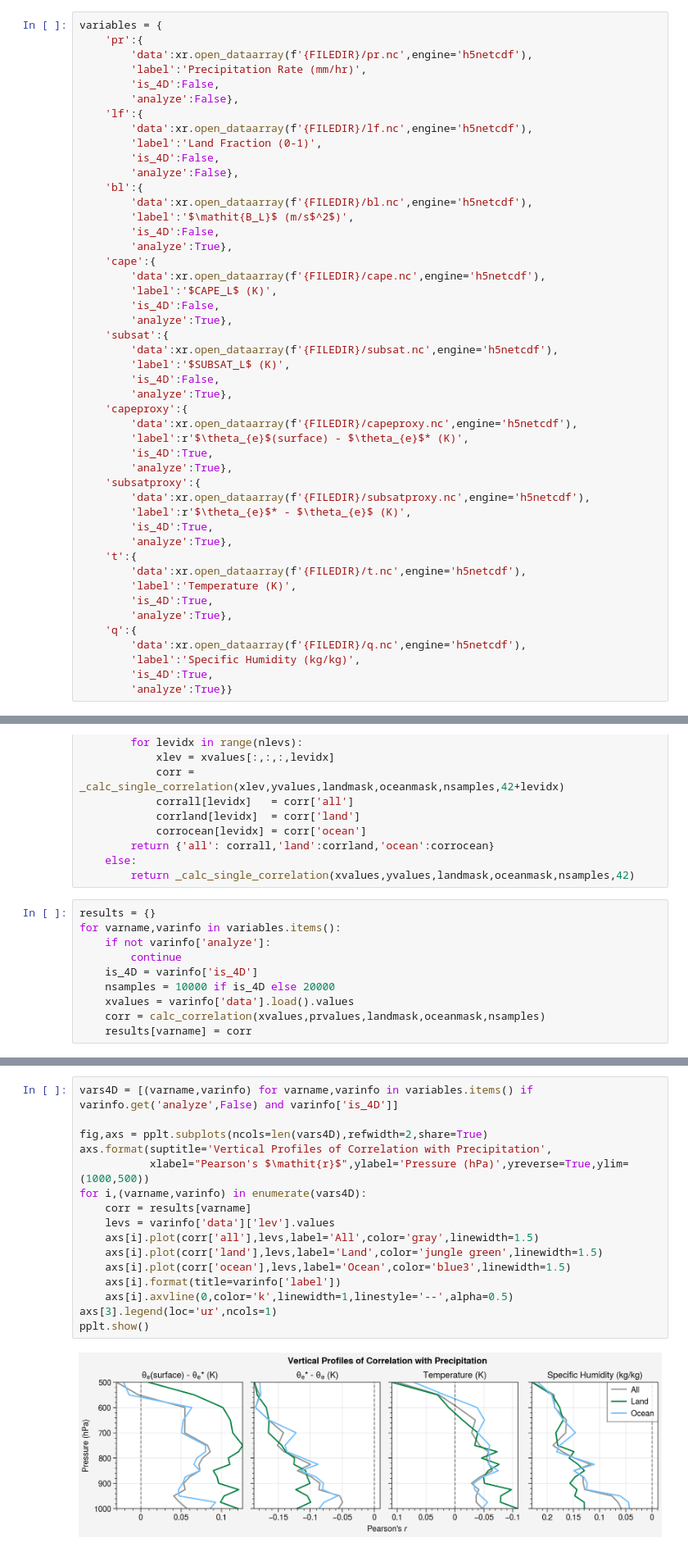
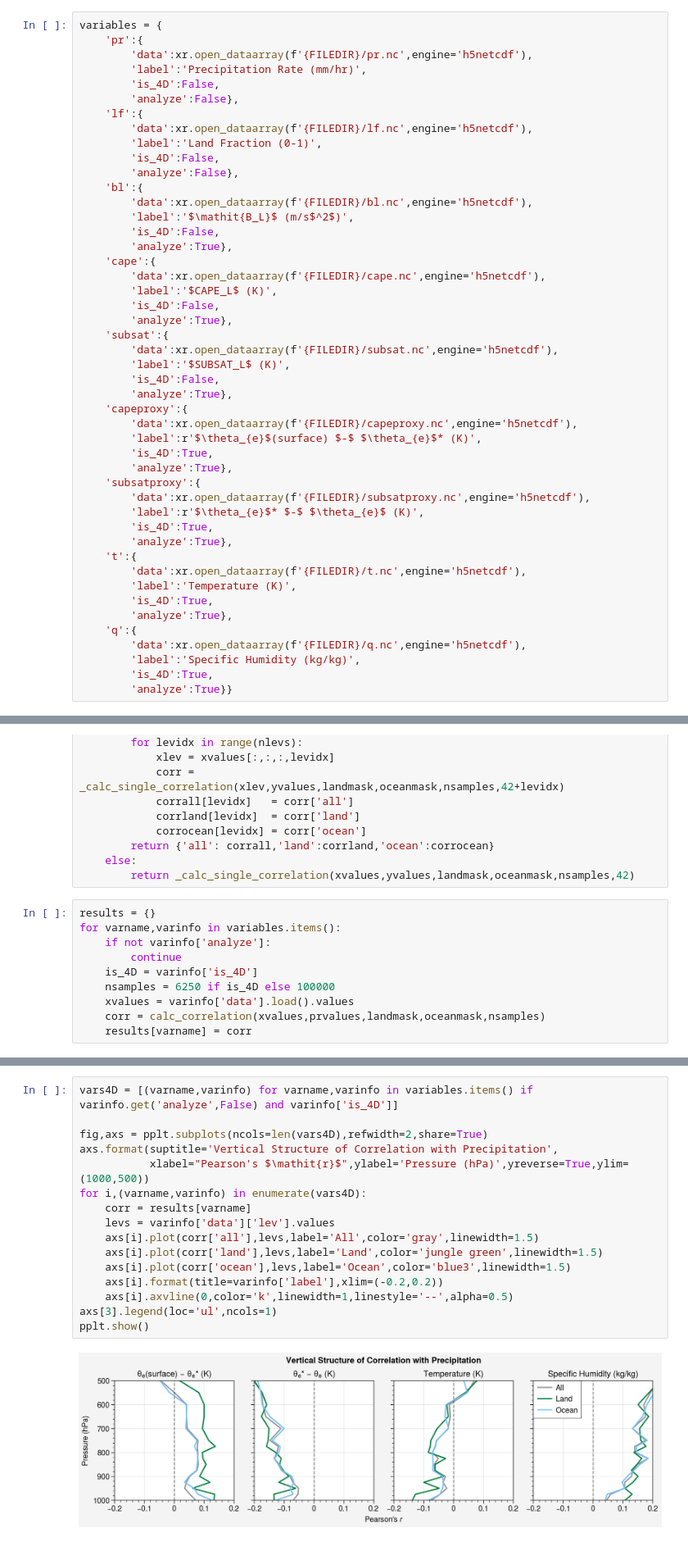
Before and after one commit to savannahferretti/monsoon-sr, a Jupyter notebook: notebooks/correlations.ipynb, the cells around one changed output, grey strips where cells are left out. Shown: that part at 82% size. Drawn from its saved outputs; the diff is of its cells as text.

Commit message:
Updated POD pipeline and plots

```diff
--- a/notebooks/correlations.ipynb
+++ b/notebooks/correlations.ipynb
@@ -38,12 +38,12 @@ variables = {
         'analyze':True},
     'capeproxy':{
         'data':xr.open_dataarray(f'{FILEDIR}/capeproxy.nc',engine='h5netcdf'),
-        'label':r'$\theta_{e}$(surface) - $\theta_{e}$* (K)',
+        'label':r'$\theta_{e}$(surface) $-$ $\theta_{e}$* (K)',
         'is_4D':True,
         'analyze':True},
     'subsatproxy':{
         'data':xr.open_dataarray(f'{FILEDIR}/subsatproxy.nc',engine='h5netcdf'),
-        'label':r'$\theta_{e}$* - $\theta_{e}$ (K)',
+        'label':r'$\theta_{e}$* $-$ $\theta_{e}$ (K)',
         'is_4D':True,
         'analyze':True},
     't':{
@@ -115,7 +115,7 @@ for varname,varinfo in variables.items():
     if not varinfo['analyze']:
         continue
     is_4D = varinfo['is_4D']
-    nsamples = 10000 if is_4D else 20000
+    nsamples = 6250 if is_4D else 100000
     xvalues = varinfo['data'].load().values
     corr = calc_correlation(xvalues,prvalues,landmask,oceanmask,nsamples)
     results[varname] = corr
@@ -155,18 +155,18 @@ pplt.show()
 # %%
 vars4D = [(varname,varinfo) for varname,varinfo in variables.items() if varinfo.get('analyze',False) and varinfo['is_4D']]
 
 fig,axs = pplt.subplots(ncols=len(vars4D),refwidth=2,share=True)
-axs.format(suptitle='Vertical Profiles of Correlation with Precipitation',
+axs.format(suptitle='Vertical Structure of Correlation with Precipitation',
            xlabel="Pearson's $\mathit{r}$",ylabel='Pressure (hPa)',yreverse=True,ylim=(1000,500))
 for i,(varname,varinfo) in enumerate(vars4D):
     corr = results[varname]
     levs = varinfo['data']['lev'].values
     axs[i].plot(corr['all'],levs,label='All',color='gray',linewidth=1.5)
     axs[i].plot(corr['land'],levs,label='Land',color='jungle green',linewidth=1.5)
     axs[i].plot(corr['ocean'],levs,label='Ocean',color='blue3',linewidth=1.5)
-    axs[i].format(title=varinfo['label'])
+    axs[i].format(title=varinfo['label'],xlim=(-0.2,0.2))
     axs[i].axvline(0,color='k',linewidth=1,linestyle='--',alpha=0.5)
-axs[3].legend(loc='ur',ncols=1)
+axs[3].legend(loc='ul',ncols=1)
 pplt.show()
 # %% [output]
-[figure, old version]
+[figure, new version]
```
Also changed, not shown: parts of 1 cell of this notebook, 7 other files.
